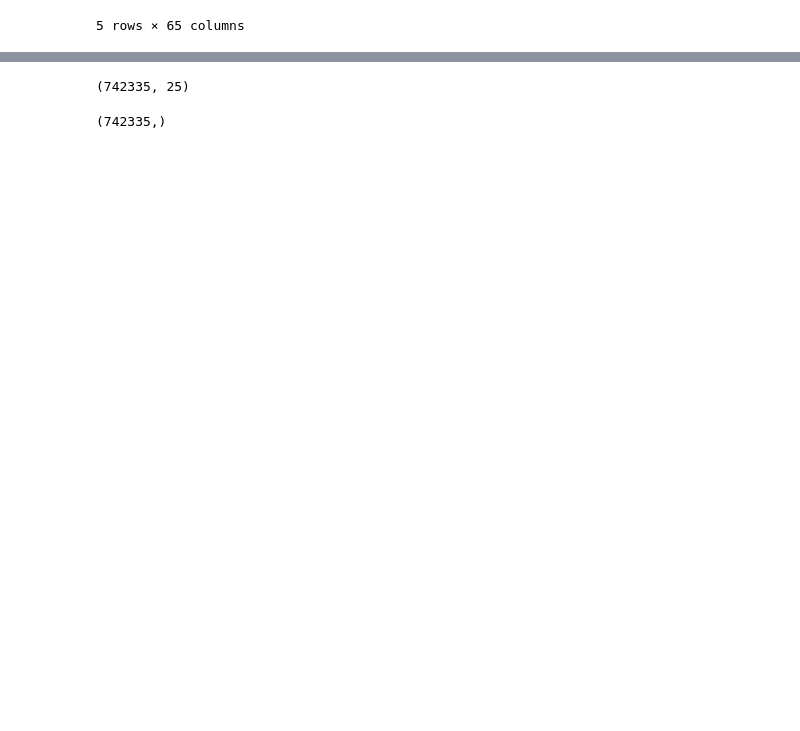
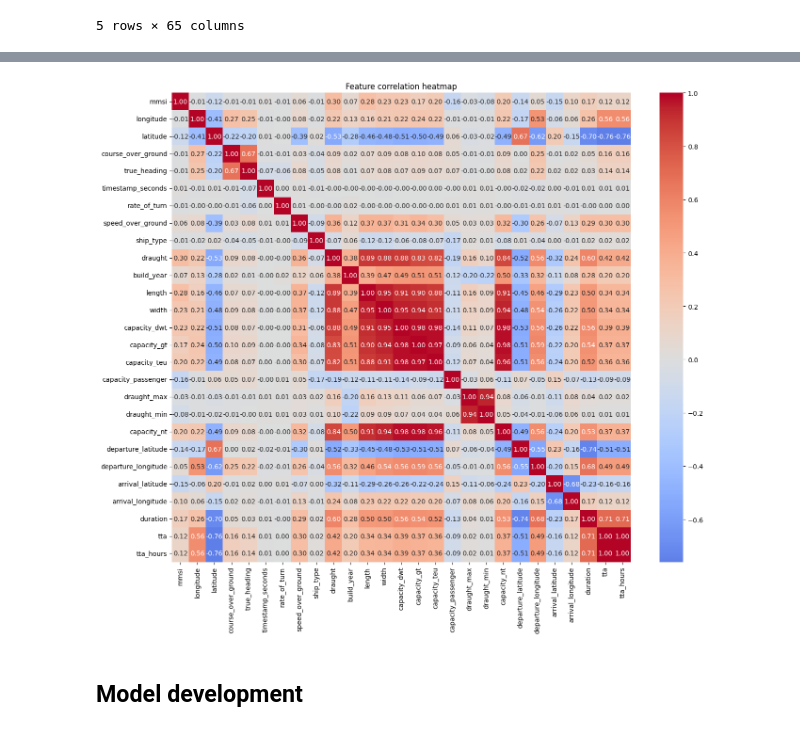
Before and after one commit to Magnuswlange/port_congestion_proj_ml, a Jupyter notebook: feature_selection.ipynb, the cells around one changed output, grey strips where cells are left out. Saved outputs shown, nothing was run; the diff lists cells and outputs as text; code cells hidden in the pictures; blank space fills up the shorter version.

Commit message:
refactored, added label correlation heat map, serves as bak

```diff
--- a/feature_selection.ipynb
+++ b/feature_selection.ipynb
@@ -438,4 +665,4 @@ np.float64(-95.02135)
 # %%
-cargo_ais_meta_merged["tta"] = cargo_ais_meta_merged["eta"] - cargo_ais_meta_merged["pos_timestamp"]
+cargo_ais_meta_merged["tta"] = cargo_ais_meta_merged["arrival_time"] - cargo_ais_meta_merged["pos_timestamp"]
 cargo_ais_meta_merged["tta"].describe()
 # %% [output]
@@ -468,2 +692,0 @@ All vessels arrive to Valencia, thus arrival_country is unnecessary
-# %%
-cargo_ais_meta_merged = cargo_ais_meta_merged.drop("arrival_country", axis="columns")
@@ -508,6 +719,6 @@ As for the capacity, keep just the deadweight capacity (max carrying mass) (capa
 # %%
-unrelated_cols = ["meta_source", "imo", "capacity_gt", "arrival_locode", "capacity_liquid_oil", "capacity_teu", "capacity_liquid_gas", "owner", "name", "manager", "builder", "destination", "class_society", "flag", "vid_prefix", "next_voyage_id", "prev_voyage_id", "departed_port_call_id", "arrived_port_call_id", "call_sign", "ref_point_a", "ref_point_b", "ref_point_c", "ref_point_d", "call_sign", "capacity_passenger"]
-cargo_ais_meta_merged = cargo_ais_meta_merged.drop(columns=unrelated_cols)
+unrelated_cols = ["capacity_liquid_gas", "capacity_liquid_oil", "arrival_country", "meta_source", "imo", "arrival_locode", "owner", "name", "manager", "builder", "destination", "class_society", "flag", "vid_prefix", "next_voyage_id", "prev_voyage_id", "departed_port_call_id", "arrived_port_call_id", "call_sign", "ref_point_a", "ref_point_b", "ref_point_c", "ref_point_d", "call_sign"]
+cargo_ais_meta_merged.drop(columns=unrelated_cols, inplace=True)
 # %%
 cargo_ais_meta_merged.columns
 # %% [output]
@@ -524,4 +736,24 @@ Index(['voyage_id', 'voyage_status', 'mmsi', 'pos_timestamp',
       dtype='object')
+# %%
+# seaborn correlation heatmap
+import seaborn as sns
+
+# 1) Select only numeric columns from your df (e.g. X_train)
+num_df = cargo_ais_meta_merged.select_dtypes(include=["number"])
+
+# 2) Compute correlation matrix
+corr = num_df.corr()
+
+# 3) Plot heatmap
+plt.figure(figsize=(14, 12))
+sns.heatmap(corr, cmap="coolwarm", annot=True, fmt=".2f", center=0)
+plt.title("Feature correlation heatmap")
+plt.tight_layout()
+plt.show()
+# %% [output]
+[figure, new version]
+# %% [markdown]
+## Model development
 # %%
 drop_cols = [
     # IDs / bookkeeping
@@ -542,11 +775,3 @@ drop_cols = [
 
 X = cargo_ais_meta_merged.drop(columns=drop_cols)
 y = cargo_ais_meta_merged["tta_hours"]
-# %%
-X.shape
-# %% [output]
-(742335, 25)
-# %%
-y.shape
-# %% [output]
-(742335,)
```
Also changed, not shown: parts of 100 cells of this notebook.
